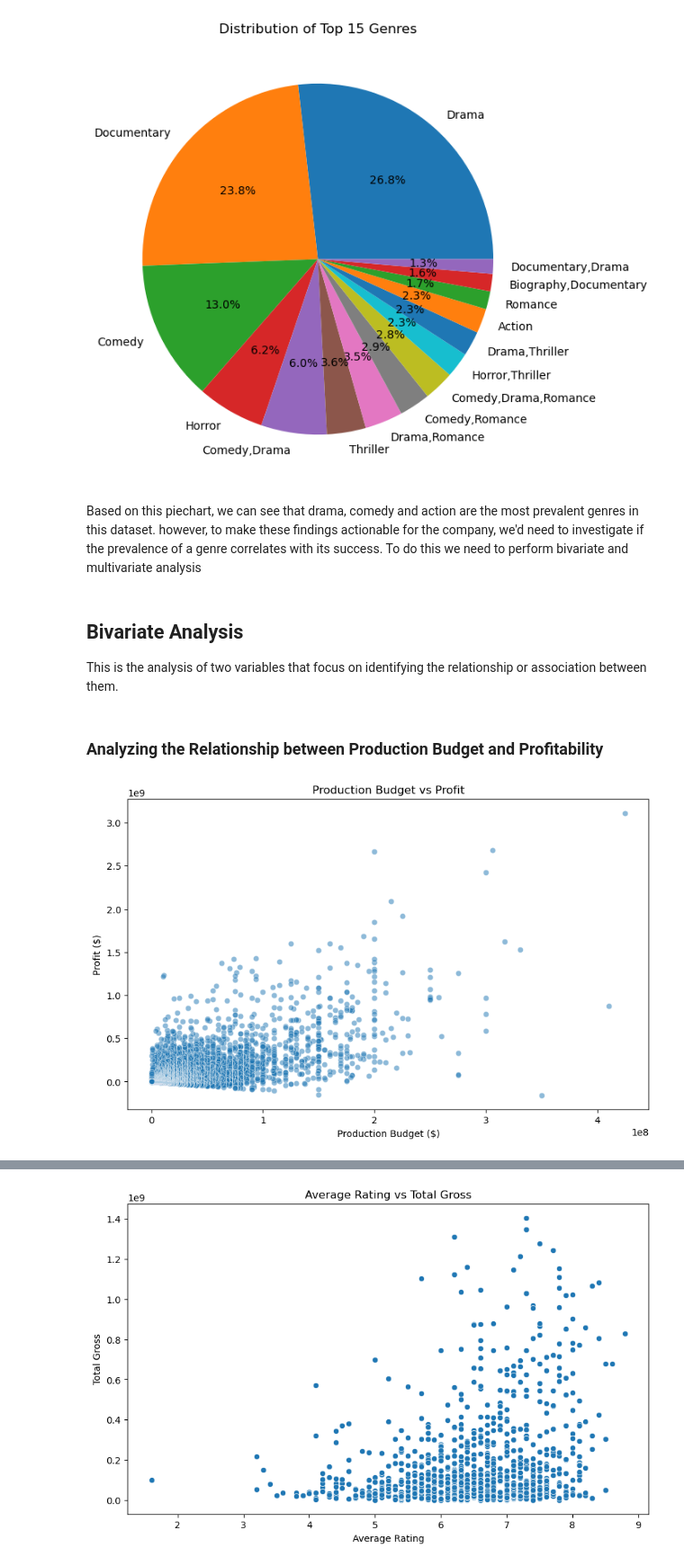
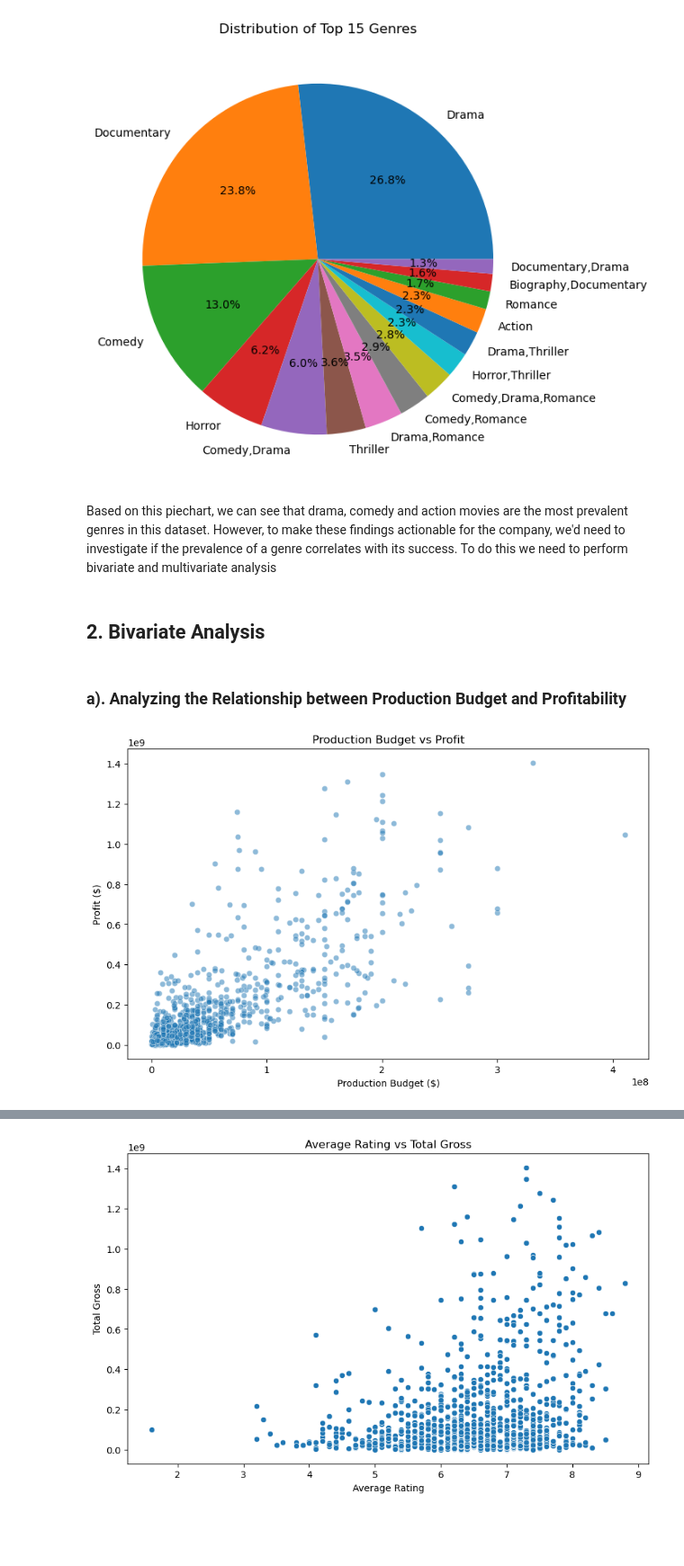
Before and after one commit to muimidean/Movie-Analysis-Project, a Jupyter notebook: movie_analysis.ipynb, the cells around one changed output, grey strips where cells are left out. Shown: that part at 90% size. Saved outputs shown, nothing was run; the diff lists cells and outputs as text; code cells hidden in the pictures; blank space fills up the shorter version.

```diff
--- a/movie_analysis.ipynb
+++ b/movie_analysis.ipynb
@@ -471,28 +456,27 @@ plt.show()
 # %% [output]
 [figure]
 # %% [markdown]
-Based on this piechart, we can see that drama, comedy and action are the most prevalent genres in this dataset.
-however, to make these findings actionable for the company,
+Based on this piechart, we can see that drama, comedy and action movies are the most prevalent genres in this dataset.
+However, to make these findings actionable for the company,
 we'd need to investigate if the prevalence of a genre correlates with its success.
 To do this we need to perform bivariate and multivariate analysis
 # %% [markdown]
-## Bivariate Analysis
-This is the analysis of two variables that focus on identifying the relationship or association between them.
+## 2. Bivariate Analysis
 # %% [markdown]
-### Analyzing the Relationship between Production Budget and Profitability
+### a). Analyzing the Relationship between Production Budget and Profitability
 # %%
 plt.figure(figsize=(10,6))
 sns.scatterplot(
-    data= movie_budget,
+    data= final_merged,
     x="production_budget",
-    y="profit",
-    alpha=0.5  # makes overlapping points visible
+    y="total_gross",
+    alpha=0.5
 )
 
 plt.title("Production Budget vs Profit")
 plt.xlabel("Production Budget ($)")
 plt.ylabel("Profit ($)")
 plt.show()
 # %% [output]
-[figure, old version]
+[figure, new version]
 # %% [markdown]
```
Also changed, not shown: parts of 49 cells of this notebook.
